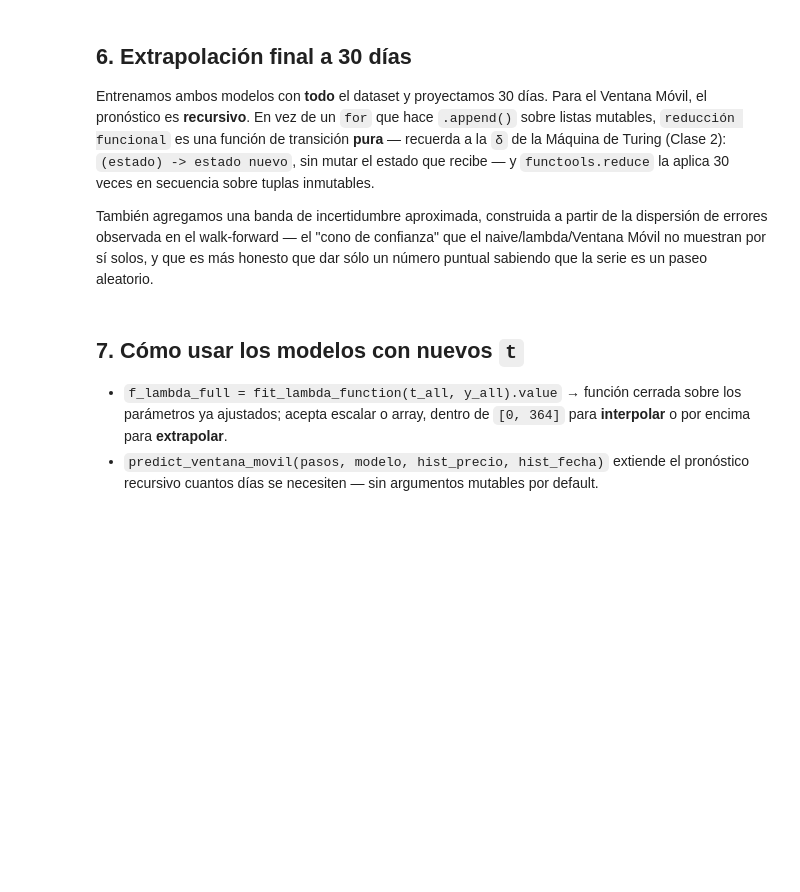
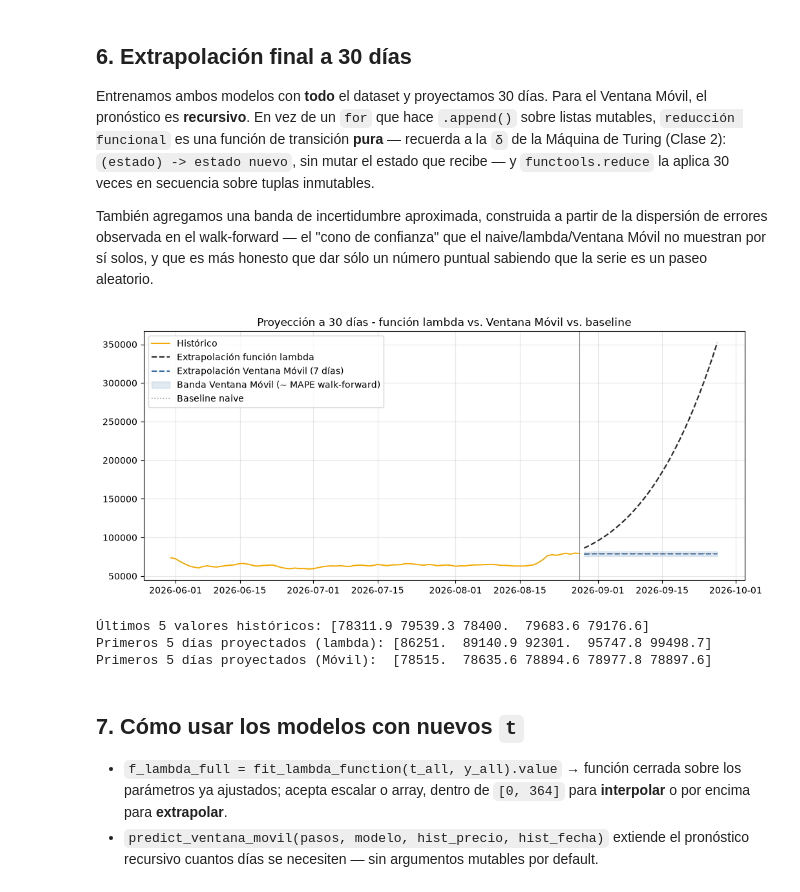
Before and after one commit to number1angel/btc-funcional-analisis, a Jupyter notebook: BTC_Analysis.ipynb, the cells around one changed output. Drawn from its saved outputs; the diff is of its cells as text; code cells hidden in the pictures; blank space fills up the shorter version.

Commit message:
Restore cell 29 (Future Extrapolation) and execute notebook fully to generate all graphics and outputs

```diff
--- a/BTC_Analysis.ipynb
+++ b/BTC_Analysis.ipynb
@@ -394,12 +449,41 @@ errores observada en el walk-forward — el "cono de confianza" que el naive/lam
 por sí solos, y que es más honesto que dar sólo un número puntual sabiendo que la serie es un
 paseo aleatorio.
 # %%
-stat_lambda, p_lambda = wilcoxon(res["naive_mape"], res["lambda_mape"])
-stat_movil, p_movil = wilcoxon(res["naive_mape"], res["movil_mape"])
+FUTURE_DAYS = 30
 
-print(f"Wilcoxon (naive vs. función lambda) -> p-valor = {p_lambda:.4f}")
-print(f"Wilcoxon (naive vs. Ventana Móvil)  -> p-valor = {p_movil:.4f}")
-print("\n(p < 0.05 sugiere que la diferencia frente al naive no es casualidad de muestreo;)")
+# Proyección a futuro usando ventana móvil
+y_future_movil = np.array(predict_ventana_movil(FUTURE_DAYS, y_all))
+
+fit_full = fit_lambda_function(t_all, y_all)
+assert fit_full.ok, fit_full.error
+t_future = np.arange(n_all, n_all + FUTURE_DAYS)
+y_future_lambda = fit_full.value(t_future)
+
+banda_pct = res["movil_mape"].mean() / 100
+banda_hi = y_future_movil * (1 + banda_pct)
+banda_lo = y_future_movil * (1 - banda_pct)
+
+fechas_futuras = pd.date_range(df["fecha"].iloc[-1] + pd.Timedelta(days=1), periods=FUTURE_DAYS)
+
+fig, ax = plt.subplots(figsize=(12, 5))
+ax.plot(df["fecha"].iloc[-90:], y_all[-90:], label="Histórico", color="#f2a900", lw=1.4)
+ax.plot(fechas_futuras, y_future_lambda, label="Extrapolación función lambda", color="#2b2b2b", ls="--", lw=1.6)
+ax.plot(fechas_futuras, y_future_movil, label="Extrapolación Ventana Móvil (7 días)", color="#3b6ea5", ls="--", lw=1.6)
+ax.fill_between(fechas_futuras, banda_lo, banda_hi, color="#3b6ea5", alpha=0.15, label="Banda Ventana Móvil (~ MAPE walk-forward)")
+ax.plot(fechas_futuras, np.repeat(y_all[-1], FUTURE_DAYS), label="Baseline naive", color="#999999", ls=":", lw=1.2)
+ax.axvline(df["fecha"].iloc[-1], color="grey", lw=0.8)
+ax.legend(); ax.grid(alpha=0.3)
+ax.set_title("Proyección a 30 días - función lambda vs. Ventana Móvil vs. baseline")
+plt.show()
+
+print("Últimos 5 valores históricos:", np.round(y_all[-5:], 1))
+print("Primeros 5 días proyectados (lambda):", np.round(y_future_lambda[:5], 1))
+print("Primeros 5 días proyectados (Móvil): ", np.round(y_future_movil[:5], 1))
+# %% [output]
+[figure, added]
+Últimos 5 valores históricos: [78311.9 79539.3 78400.  79683.6 79176.6]
+Primeros 5 días proyectados (lambda): [86251.  89140.9 92301.  95747.8 99498.7]
+Primeros 5 días proyectados (Móvil):  [78515.  78635.6 78894.6 78977.8 78897.6]
 # %% [markdown]
 ## 7. Cómo usar los modelos con nuevos `t`
 
```
Also changed, not shown: parts of 12 cells of this notebook.
